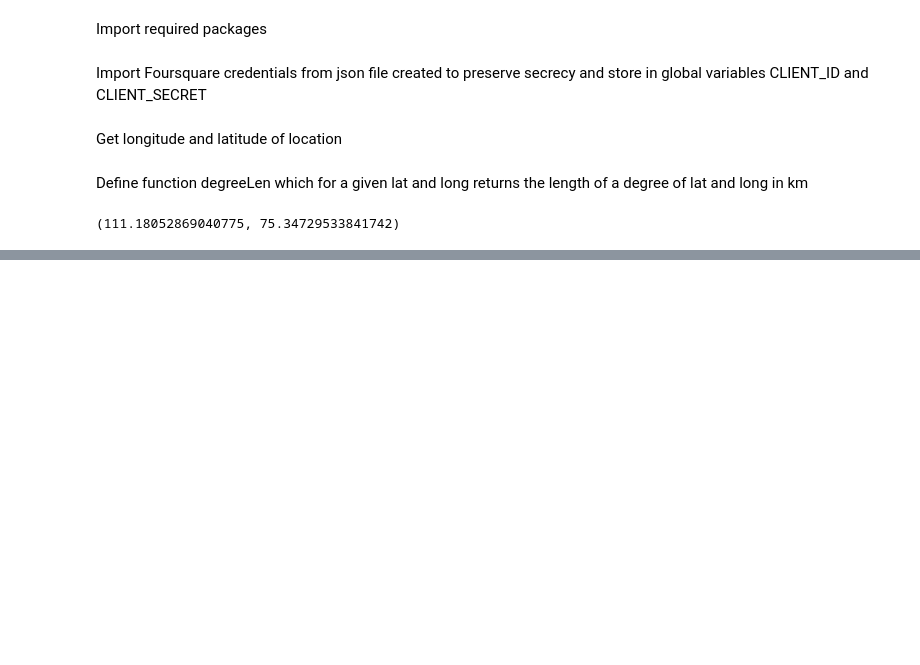
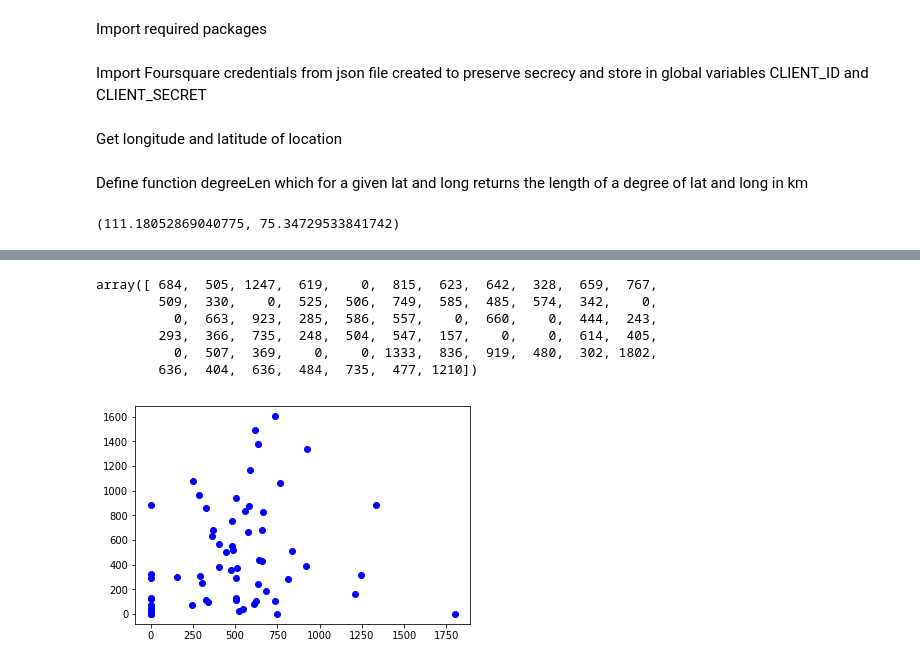
Before and after one commit to MattCommon/coursera-ibm-applied-data-science, a Jupyter notebook: Capstone Project.ipynb, the cells around one changed output, grey strips where cells are left out. Cells and saved outputs as stored; diff of their text form; code cells hidden in the pictures; blank space fills up the shorter version.

```diff
--- a/Capstone Project.ipynb
+++ b/Capstone Project.ipynb
@@ -134,0 +441,14 @@ KeyError: 0
+# %%
+np.maximum(lasso_pred.astype(int), 0)
+# %% [output]
+array([ 684,  505, 1247,  619,    0,  815,  623,  642,  328,  659,  767,
+        509,  330,    0,  525,  506,  749,  585,  485,  574,  342,    0,
+          0,  663,  923,  285,  586,  557,    0,  660,    0,  444,  243,
+        293,  366,  735,  248,  504,  547,  157,    0,    0,  614,  405,
+          0,  507,  369,    0,    0, 1333,  836,  919,  480,  302, 1802,
+        636,  404,  636,  484,  735,  477, 1210])
+# %%
+plt.scatter(np.maximum(lasso_pred.astype(int), 0), y_test, color='blue')
+plt.show()
+# %% [output]
+[figure, added]
```
Also changed, not shown: parts of 49 cells of this notebook.
